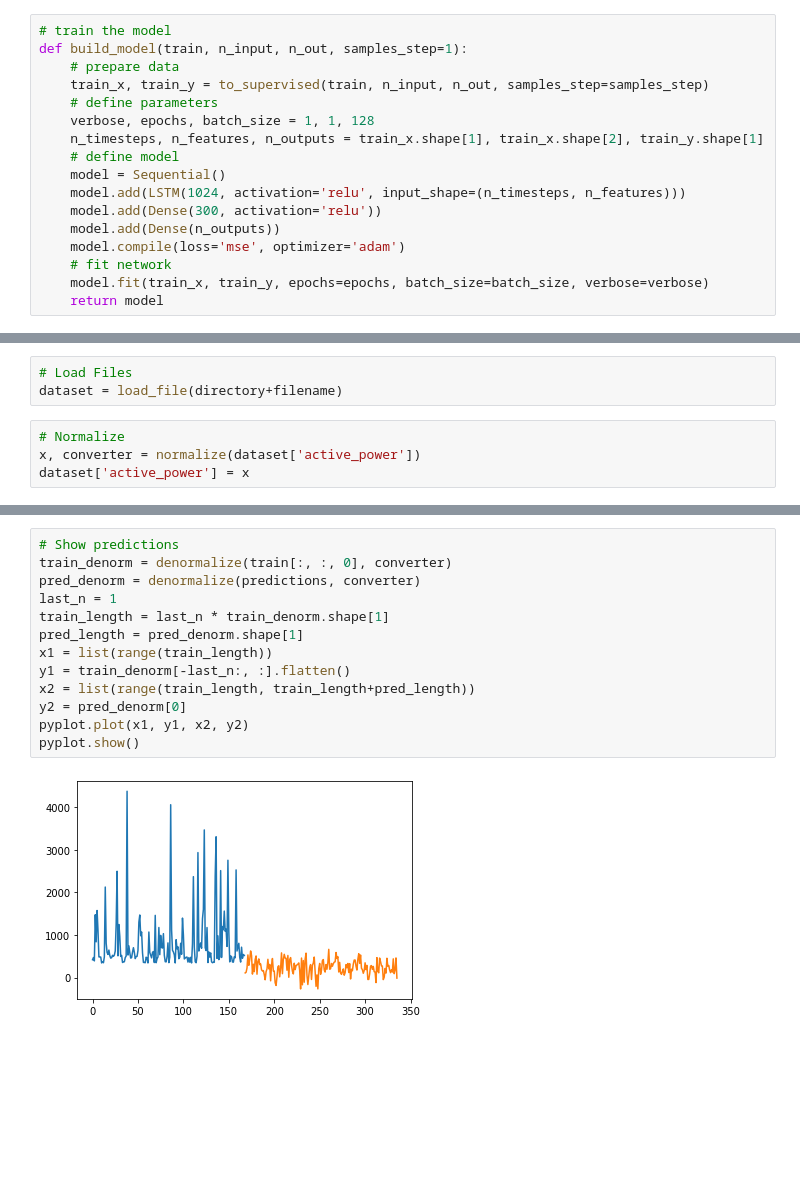
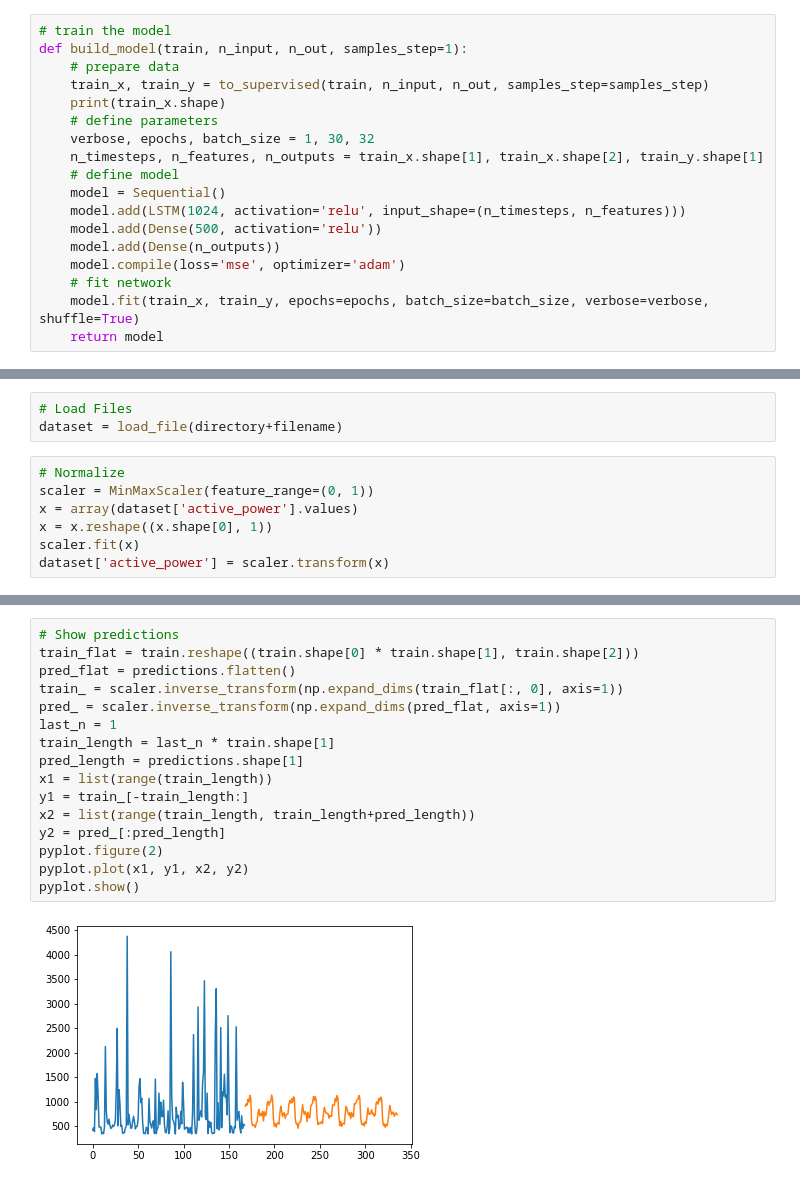
Before and after one commit to nataelbaffou/ProjetCentraleDigitalLab-GACTechnology, a Jupyter notebook: prediction/code/LSTM/LSTM.ipynb, the cells around one changed output, grey strips where cells are left out. Cells and saved outputs as stored; diff of their text form; blank space fills up the shorter version.

Commit message:
add multi dataset

```diff
--- a/prediction/code/LSTM/LSTM.ipynb
+++ b/prediction/code/LSTM/LSTM.ipynb
@@ -81,17 +86,18 @@ def to_supervised(train, n_input, n_out, samples_step=1):
 def build_model(train, n_input, n_out, samples_step=1):
     # prepare data
     train_x, train_y = to_supervised(train, n_input, n_out, samples_step=samples_step)
+    print(train_x.shape)
     # define parameters
-    verbose, epochs, batch_size = 1, 1, 128
+    verbose, epochs, batch_size = 1, 30, 32
     n_timesteps, n_features, n_outputs = train_x.shape[1], train_x.shape[2], train_y.shape[1]
     # define model
     model = Sequential()
     model.add(LSTM(1024, activation='relu', input_shape=(n_timesteps, n_features)))
-    model.add(Dense(300, activation='relu'))
+    model.add(Dense(500, activation='relu'))
     model.add(Dense(n_outputs))
     model.compile(loss='mse', optimizer='adam')
     # fit network
-    model.fit(train_x, train_y, epochs=epochs, batch_size=batch_size, verbose=verbose)
+    model.fit(train_x, train_y, epochs=epochs, batch_size=batch_size, verbose=verbose, shuffle=True)
     return model
 # %%
 # make a forecast
@@ -174,10 +145,13 @@ filename = "3000.csv"
 # %%
 # Load Files
 dataset = load_file(directory+filename)
-# %%
-# Normalize
-x, converter = normalize(dataset['active_power'])
-dataset['active_power'] = x
+# %%
+# Normalize
+scaler = MinMaxScaler(feature_range=(0, 1))
+x = array(dataset['active_power'].values)
+x = x.reshape((x.shape[0], 1))
+scaler.fit(x)
+dataset['active_power'] = scaler.transform(x)
 # %%
 # Run script
 time_step = 60 # minutes
@@ -202,15 +189,18 @@ lstm: [0.138] 0.2, 0.3, 0.1, 0.2, 0.1, 0.2, 0.1, 0.0, 0.1, 0.0, 0.0, 0.0, 0.0, 0
 # %%
 # Show predictions
-train_denorm = denormalize(train[:, :, 0], converter)
-pred_denorm = denormalize(predictions, converter)
+train_flat = train.reshape((train.shape[0] * train.shape[1], train.shape[2]))
+pred_flat = predictions.flatten()
+train_ = scaler.inverse_transform(np.expand_dims(train_flat[:, 0], axis=1))
+pred_ = scaler.inverse_transform(np.expand_dims(pred_flat, axis=1))
 last_n = 1
-train_length = last_n * train_denorm.shape[1]
-pred_length = pred_denorm.shape[1]
+train_length = last_n * train.shape[1]
+pred_length = predictions.shape[1]
 x1 = list(range(train_length))
-y1 = train_denorm[-last_n:, :].flatten()
+y1 = train_[-train_length:]
 x2 = list(range(train_length, train_length+pred_length))
-y2 = pred_denorm[0]
+y2 = pred_[:pred_length]
+pyplot.figure(2)
 pyplot.plot(x1, y1, x2, y2)
 pyplot.show()
 # %% [output]
-[figure, old version]
+[figure, new version]
```
Also changed, not shown: parts of 4 cells of this notebook, 1 other file.
